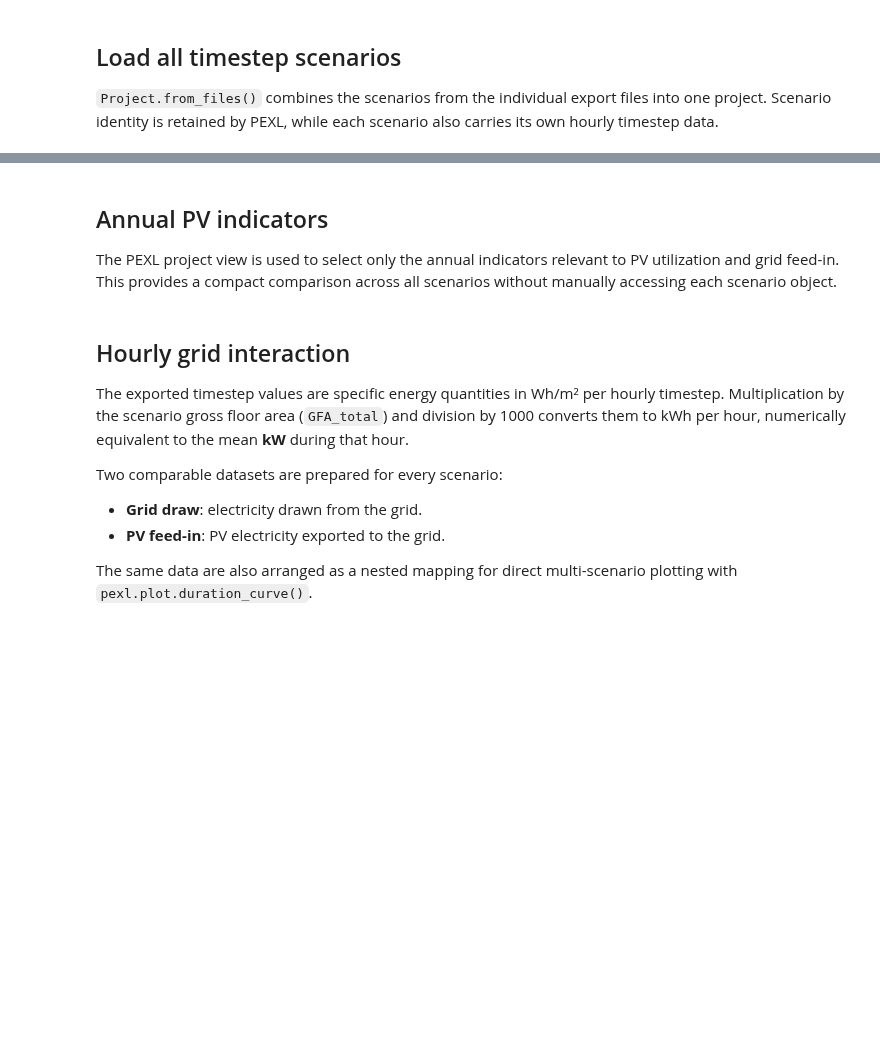
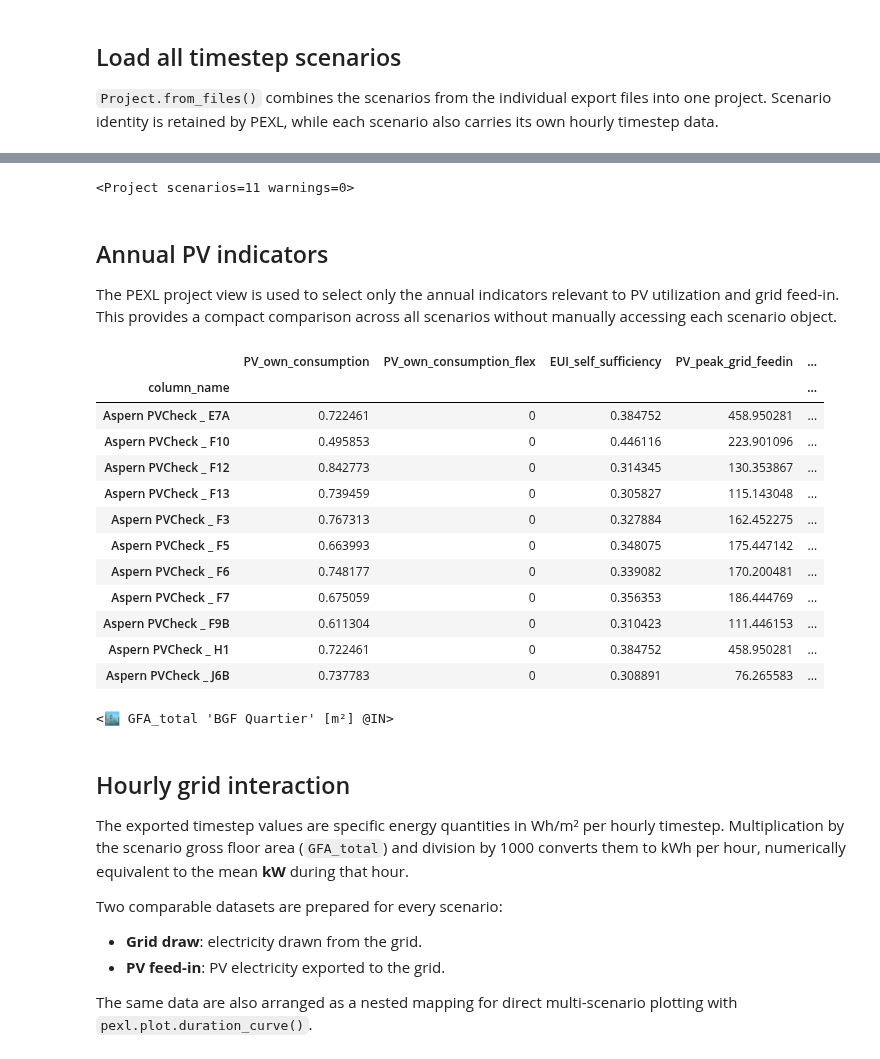
Before and after one commit to simonschaluppe/peexcel, a Jupyter notebook: notebooks/howto_analyze_scenarios.ipynb, the cells around one changed output, grey strips where cells are left out. Saved outputs shown, nothing was run; the diff lists cells and outputs as text; code cells hidden in the pictures; blank space fills up the shorter version.

```diff
--- a/notebooks/howto_analyze_scenarios.ipynb
+++ b/notebooks/howto_analyze_scenarios.ipynb
@@ -60,20 +59,51 @@ project
+# %%
+project = pexl.Project.from_files(files)
+
+missing_timeseries = [
+    scenario.column_name
+    for scenario in project
+    if scenario.timeseries is None
+]
+if missing_timeseries:
+    raise ValueError(
+        f"Missing timestep data for scenarios: {missing_timeseries}"
+    )
+
+project
+# %% [output]
+<Project scenarios=11 warnings=0>
 # %% [markdown]
 ## Annual PV indicators
 
 The PEXL project view is used to select only the annual indicators relevant to PV utilization and grid feed-in. This provides a compact comparison across all scenarios without manually accessing each scenario object.
 # %%
 pv_metrics = project.out.select(
-    "PV_own_consumption_direct",
+    "PV_own_consumption",
     "PV_own_consumption_flex",
     "PV_own_consumption",
     "EUI_self_sufficiency",
     "PV_peak_grid_feedin",
     "PV_peak_grid_feedin_date",
 )
-
-pv_summary = (
-    pd.DataFrame(pv_metrics.to_records())
-    .set_index("scenario")
-)
-
-pv_summary
+pv_metrics
+# %% [output]
+|  | PV_own_consumption | PV_own_consumption_flex | EUI_self_sufficiency | PV_peak_grid_feedin | ... |
+| column_name |  |  |  |  | ... |
+| Aspern PVCheck _ E7A | 0.722461 | 0 | 0.384752 | 458.950281 | ... |
+| Aspern PVCheck _ F10 | 0.495853 | 0 | 0.446116 | 223.901096 | ... |
+| Aspern PVCheck _ F12 | 0.842773 | 0 | 0.314345 | 130.353867 | ... |
+| Aspern PVCheck _ F13 | 0.739459 | 0 | 0.305827 | 115.143048 | ... |
+| Aspern PVCheck _ F3 | 0.767313 | 0 | 0.327884 | 162.452275 | ... |
+| Aspern PVCheck _ F5 | 0.663993 | 0 | 0.348075 | 175.447142 | ... |
+| Aspern PVCheck _ F6 | 0.748177 | 0 | 0.339082 | 170.200481 | ... |
+| Aspern PVCheck _ F7 | 0.675059 | 0 | 0.356353 | 186.444769 | ... |
+| Aspern PVCheck _ F9B | 0.611304 | 0 | 0.310423 | 111.446153 | ... |
+| Aspern PVCheck _ H1 | 0.722461 | 0 | 0.384752 | 458.950281 | ... |
+| Aspern PVCheck _ J6B | 0.737783 | 0 | 0.308891 | 76.265583 | ... |
+# %%
+# if you dont know the names, you can use the pexl glossary to find and specify them
+
+import pexl
+pexl.glossary.GFA_total
+# %% [output]
+<🏙️ GFA_total 'BGF Quartier' [m²] @IN>
```
Also changed, not shown: parts of 12 cells of this notebook, 17 other files.
